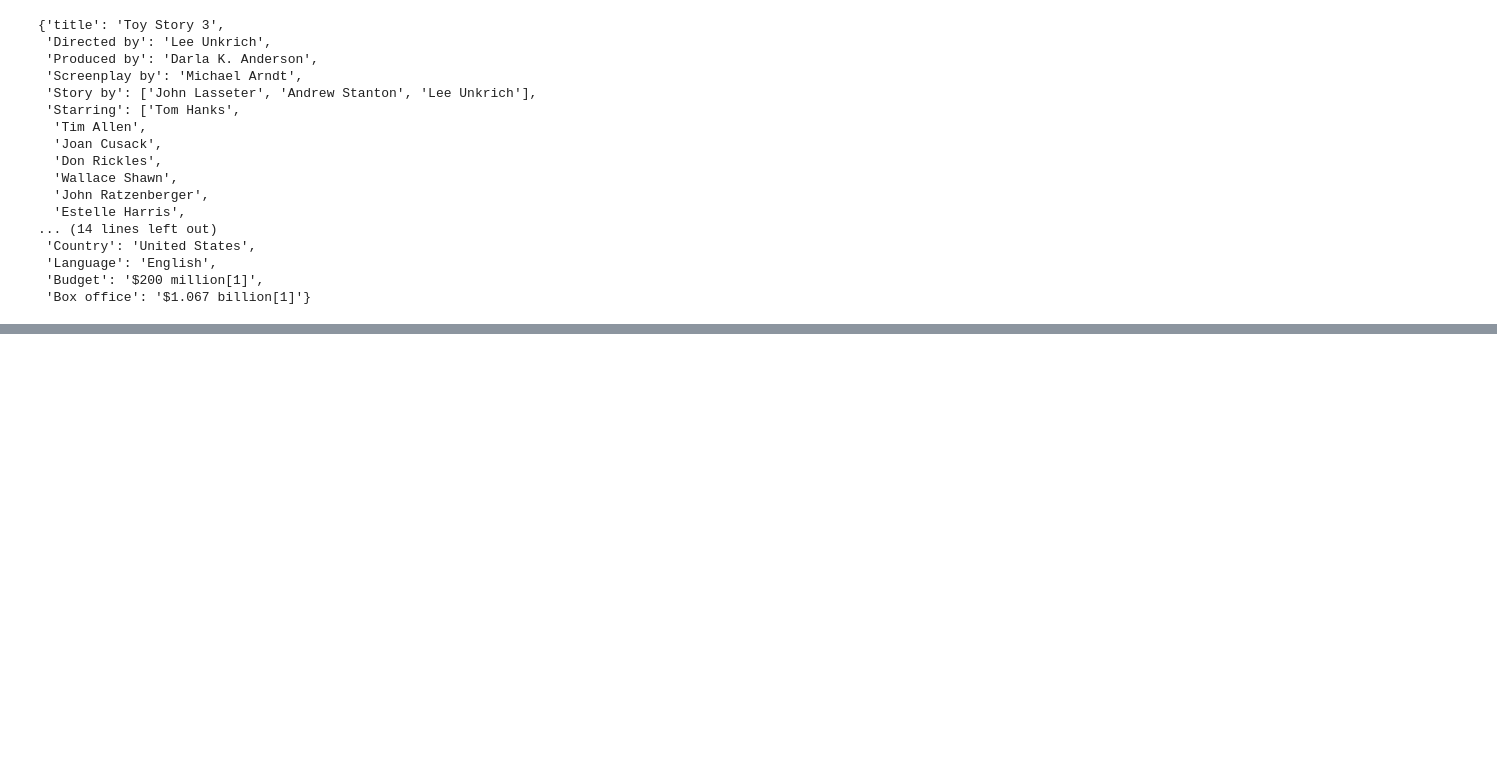
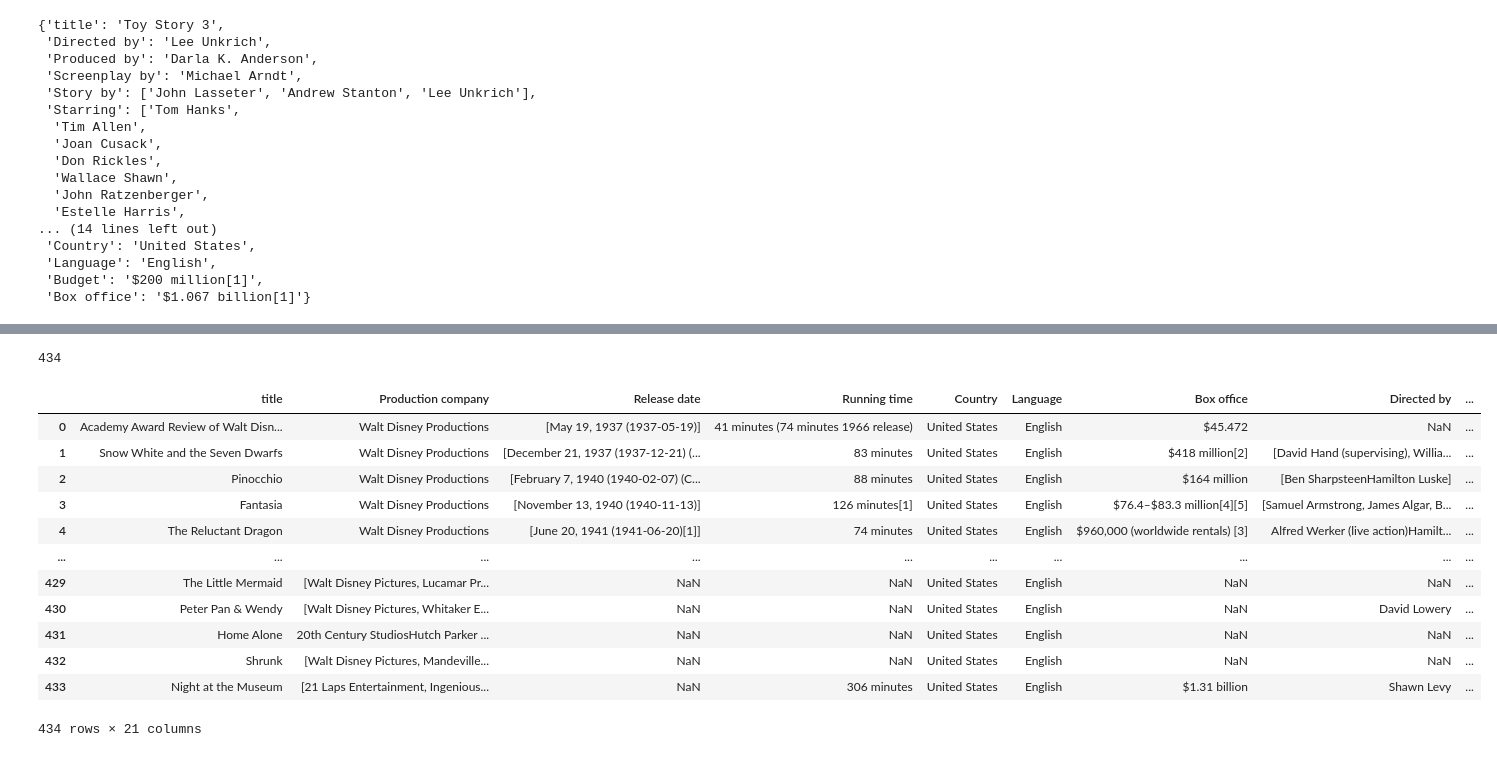
Before and after one commit to Parpiechulla/-66DaysOfData, a Jupyter notebook: Disney Data Science Project.ipynb, the cells around one changed output, grey strips where cells are left out. Saved outputs shown, nothing was run; the diff lists cells and outputs as text; code cells hidden in the pictures; blank space fills up the shorter version.

```diff
--- a/Disney Data Science Project.ipynb
+++ b/Disney Data Science Project.ipynb
@@ -67,0 +271,4 @@ movie_info
+# %%
+len(movie_link_list)
+# %% [output]
+434
@@ -67,0 +282,20 @@ movie_info
+# %%
+# Convert JSON file into pandas DataFrame
+
+df = pd.read_json("disney_data.json", encoding="utf-8")
+# %%
+df
+# %% [output]
+|  | title | Production company | Release date | Running time | Country | Language | Box office | Directed by | ... |
+| 0 | Academy Award Review of Walt Disn... | Walt Disney Productions | [May 19, 1937 (1937-05-19)] | 41 minutes (74 minutes 1966 release) | United States | English | $45.472 | NaN | ... |
+| 1 | Snow White and the Seven Dwarfs | Walt Disney Productions | [December 21, 1937 (1937-12-21) (... | 83 minutes | United States | English | $418 million[2] | [David Hand (supervising), Willia... | ... |
+| 2 | Pinocchio | Walt Disney Productions | [February 7, 1940 (1940-02-07) (C... | 88 minutes | United States | English | $164 million | [Ben SharpsteenHamilton Luske] | ... |
+| 3 | Fantasia | Walt Disney Productions | [November 13, 1940 (1940-11-13)] | 126 minutes[1] | United States | English | $76.4–$83.3 million[4][5] | [Samuel Armstrong, James Algar, B... | ... |
+| 4 | The Reluctant Dragon | Walt Disney Productions | [June 20, 1941 (1941-06-20)[1]] | 74 minutes | United States | English | $960,000 (worldwide rentals) [3] | Alfred Werker (live action)Hamilt... | ... |
+| ... | ... | ... | ... | ... | ... | ... | ... | ... | ... |
+| 429 | The Little Mermaid | [Walt Disney Pictures, Lucamar Pr... | NaN | NaN | United States | English | NaN | NaN | ... |
+| 430 | Peter Pan & Wendy | [Walt Disney Pictures, Whitaker E... | NaN | NaN | United States | English | NaN | David Lowery | ... |
+| 431 | Home Alone | 20th Century StudiosHutch Parker ... | NaN | NaN | United States | English | NaN | NaN | ... |
+| 432 | Shrunk | [Walt Disney Pictures, Mandeville... | NaN | NaN | United States | English | NaN | NaN | ... |
+| 433 | Night at the Museum | [21 Laps Entertainment, Ingenious... | NaN | 306 minutes | United States | English | $1.31 billion | Shawn Levy | ... |
+434 rows × 21 columns
```
Also changed, not shown: parts of 14 cells of this notebook.
